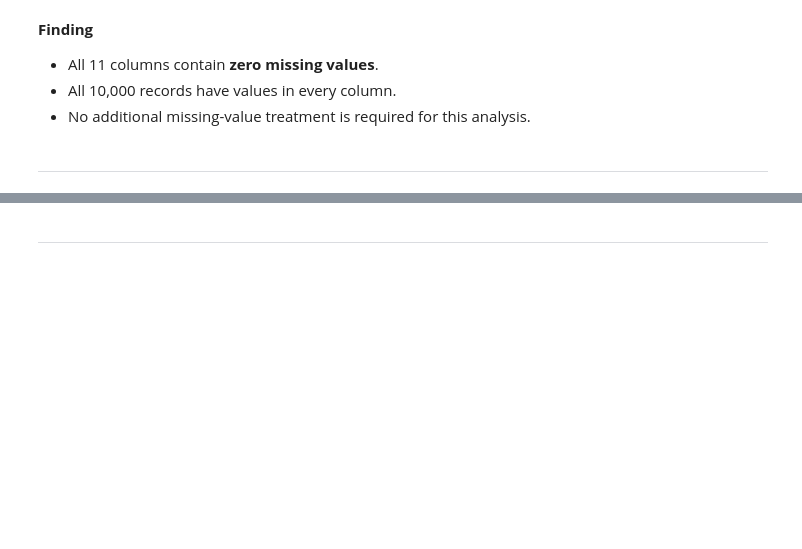
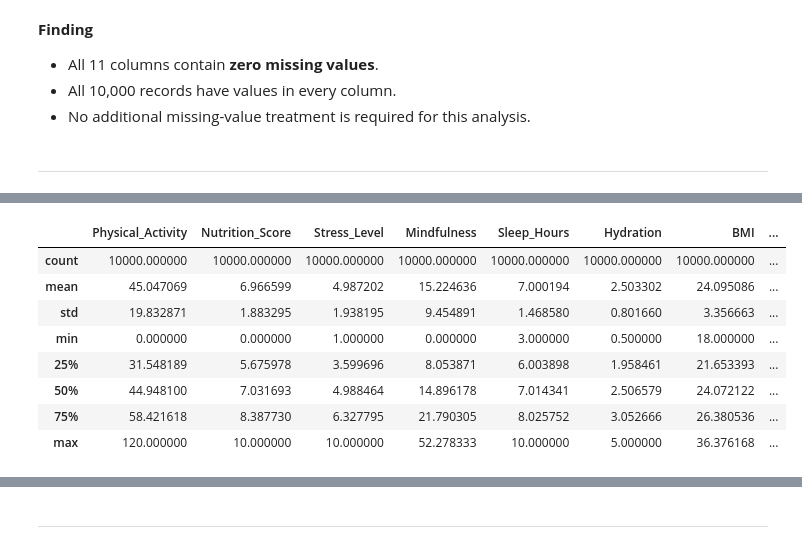
Before and after one commit to LieneRubule/Holistic-Health-and-Lifestyle-Score-Dataset, a Jupyter notebook: jupyter_notebooks/02_Exploratory_Data_Analysis.ipynb, the cells around one changed output, grey strips where cells are left out. Cells and saved outputs as stored; diff of their text form; code cells hidden in the pictures; blank space fills up the shorter version.

Commit message:
Summarise numerical variables with descriptive statistics

```diff
--- a/jupyter_notebooks/02_Exploratory_Data_Analysis.ipynb
+++ b/jupyter_notebooks/02_Exploratory_Data_Analysis.ipynb
@@ -222,0 +235,13 @@ This check confirms that all 11 columns have complete data, consistent with the
+# %%
+# Generate summary statistics for numerical columns
+df.describe()
+# %% [output]
+|  | Physical_Activity | Nutrition_Score | Stress_Level | Mindfulness | Sleep_Hours | Hydration | BMI | ... |
+| count | 10000.000000 | 10000.000000 | 10000.000000 | 10000.000000 | 10000.000000 | 10000.000000 | 10000.000000 | ... |
+| mean | 45.047069 | 6.966599 | 4.987202 | 15.224636 | 7.000194 | 2.503302 | 24.095086 | ... |
+| std | 19.832871 | 1.883295 | 1.938195 | 9.454891 | 1.468580 | 0.801660 | 3.356663 | ... |
+| min | 0.000000 | 0.000000 | 1.000000 | 0.000000 | 3.000000 | 0.500000 | 18.000000 | ... |
+| 25% | 31.548189 | 5.675978 | 3.599696 | 8.053871 | 6.003898 | 1.958461 | 21.653393 | ... |
+| 50% | 44.948100 | 7.031693 | 4.988464 | 14.896178 | 7.014341 | 2.506579 | 24.072122 | ... |
+| 75% | 58.421618 | 8.387730 | 6.327795 | 21.790305 | 8.025752 | 3.052666 | 26.380536 | ... |
+| max | 120.000000 | 10.000000 | 10.000000 | 52.278333 | 10.000000 | 5.000000 | 36.376168 | ... |
```
Also changed, not shown: parts of 4 cells of this notebook.
